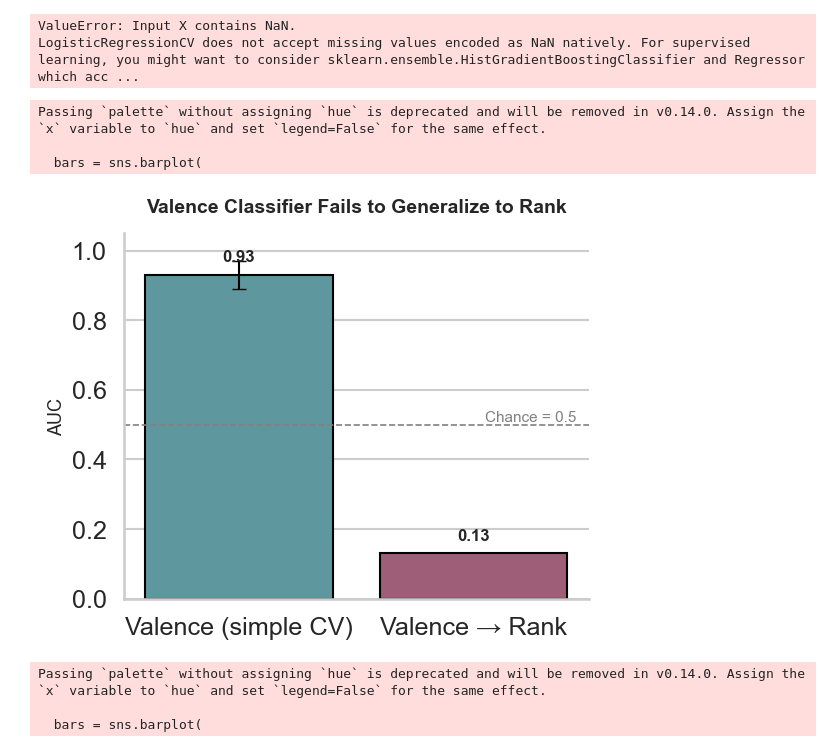
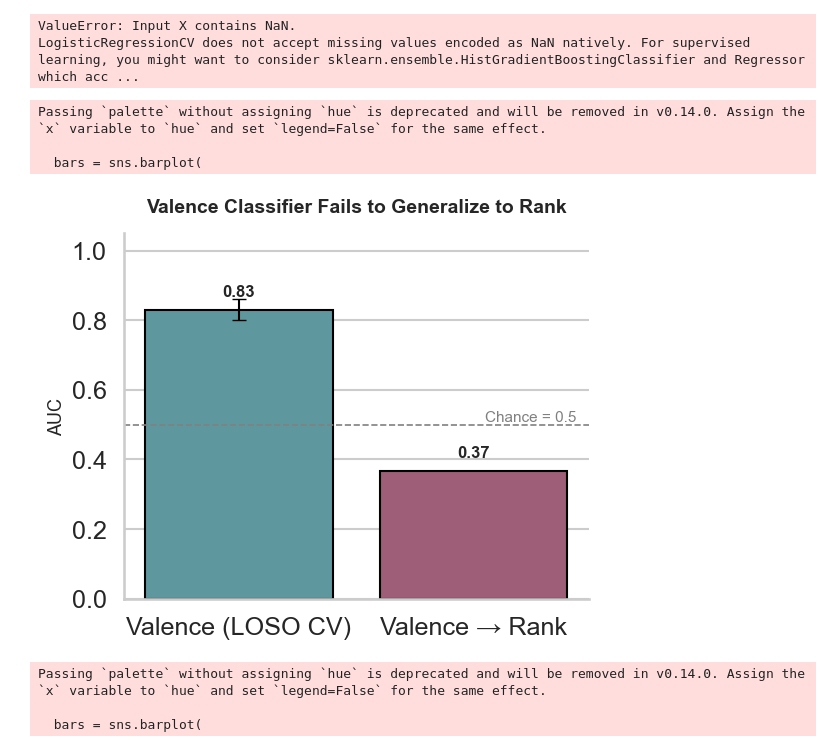
Before and after one commit to padillacoreanolab/respiratory_pilot, a Jupyter notebook: r34logistic_df.ipynb, the cells around one changed output. Cells and saved outputs as stored; diff of their text form; code cells hidden in the pictures.

```diff
--- a/r34logistic_df.ipynb
+++ b/r34logistic_df.ipynb
@@ -4025,12 +4025,12 @@ import seaborn as sns
 import pandas as pd
 
 # --- Replace with your actual values ---
-valence_auc_mean = 0.93      # from simple model (approx 0.9286)
-valence_auc_std  = 0.04       # small CV variability estimate
-generalization_auc = 0.13     # from valence→rank test
+valence_auc_mean = 0.83      # from simple model (approx 0.9286)
+valence_auc_std  = 0.03       # small CV variability estimate
+generalization_auc = 0.367     # from valence→rank test
 
 auc_df = pd.DataFrame({
-    "Model": ["Valence (simple CV)", "Valence → Rank"],
+    "Model": ["Valence (LOSO CV)", "Valence → Rank"],
     "AUC": [valence_auc_mean, generalization_auc],
     "Error": [valence_auc_std, 0]
 })
@@ -4048,34 +4048,34 @@ bars = sns.barplot(
 # --- Add error bar for valence AUC ---
 ax.errorbar(x=[0], y=[valence_auc_mean], yerr=[valence_auc_std],
             fmt='none', c='black', capsize=5, lw=1.5)
 
 # --- Dashed line for chance ---
 ax.axhline(0.5, ls="--", color="gray", lw=1.2)
 ax.text(1.05, 0.51, "Chance = 0.5", color="gray", fontsize=11)
 
 # --- Annotate bars with AUC values ---
 for p in bars.patches:
     val = p.get_height()
     ax.text(
         p.get_x() + p.get_width()/2,
         val + 0.03,
         f"{val:.2f}",
         ha="center", va="bottom", fontsize=12, fontweight="bold"
     )
 
 # --- Final formatting ---
 ax.set_ylim(0, 1.05)
 ax.set_ylabel("AUC", fontsize=13)
 ax.set_xlabel("")
 ax.set_title("Valence Classifier Fails to Generalize to Rank", pad=15, fontsize=14, fontweight="bold")
 sns.despine()
 plt.tight_layout()
 plt.show()
 # %% [output]
 Passing `palette` without assigning `hue` is deprecated and will be removed in v0.14.0. Assign the `x` variable to `hue` and set `legend=False` for the same effect.
 
   bars = sns.barplot(
-[figure, old version]
+[figure, new version]
 # %%
 import matplotlib.pyplot as plt
 import seaborn as sns
```
Also changed, not shown: parts of 1 cell of this notebook, 16 other files.
